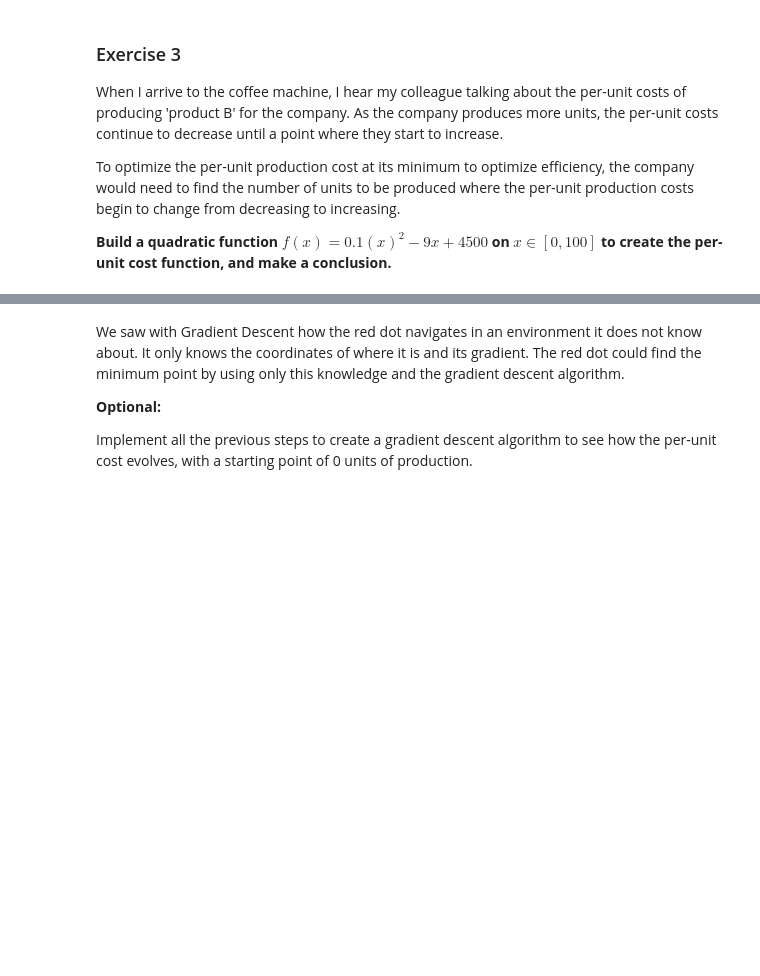
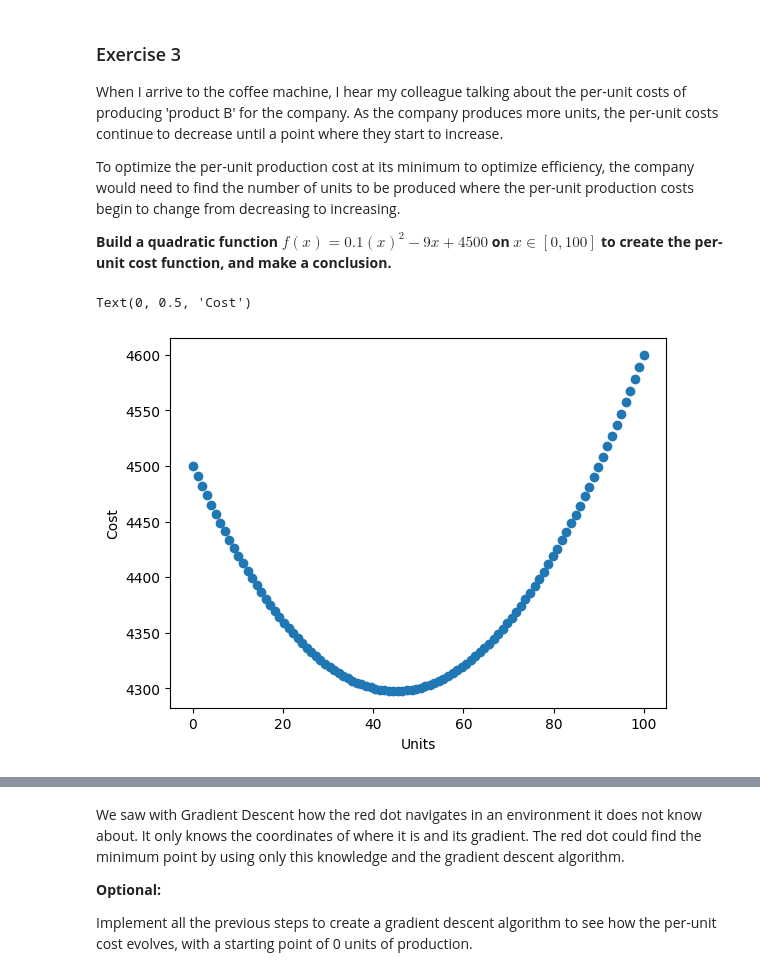
Before and after one commit to OleMater/calculus-and-algebra-problems-with-python, a Jupyter notebook: notebook/problems.ipynb, the cells around one changed output, grey strips where cells are left out. Drawn from its saved outputs; the diff is of its cells as text; code cells hidden in the pictures; blank space fills up the shorter version.

```diff
--- a/notebook/problems.ipynb
+++ b/notebook/problems.ipynb
@@ -255,3 +284,15 @@ To optimize the per-unit production cost at its minimum to optimize efficiency,
 **Build a quadratic function $f(x)=0.1(x)^2−9x +4500$ on $x∈[0,100]$ to create the per-unit cost function, and make a conclusion.**
 # %%
 # Define and plot the function
+def quad_fun(x):
+    x_fun = (0.1 * x**2) - (9 * x) + 4500
+    return x_fun
+# %%
+x = np.linspace(0, 100, 100)
+cost = quad_fun(x)
+plt.scatter(x, cost,)
+plt.xlabel('Units')
+plt.ylabel('Cost')
+# %% [output]
+Text(0, 0.5, 'Cost')
+[figure, added]
```
Also changed, not shown: parts of 6 cells of this notebook.
